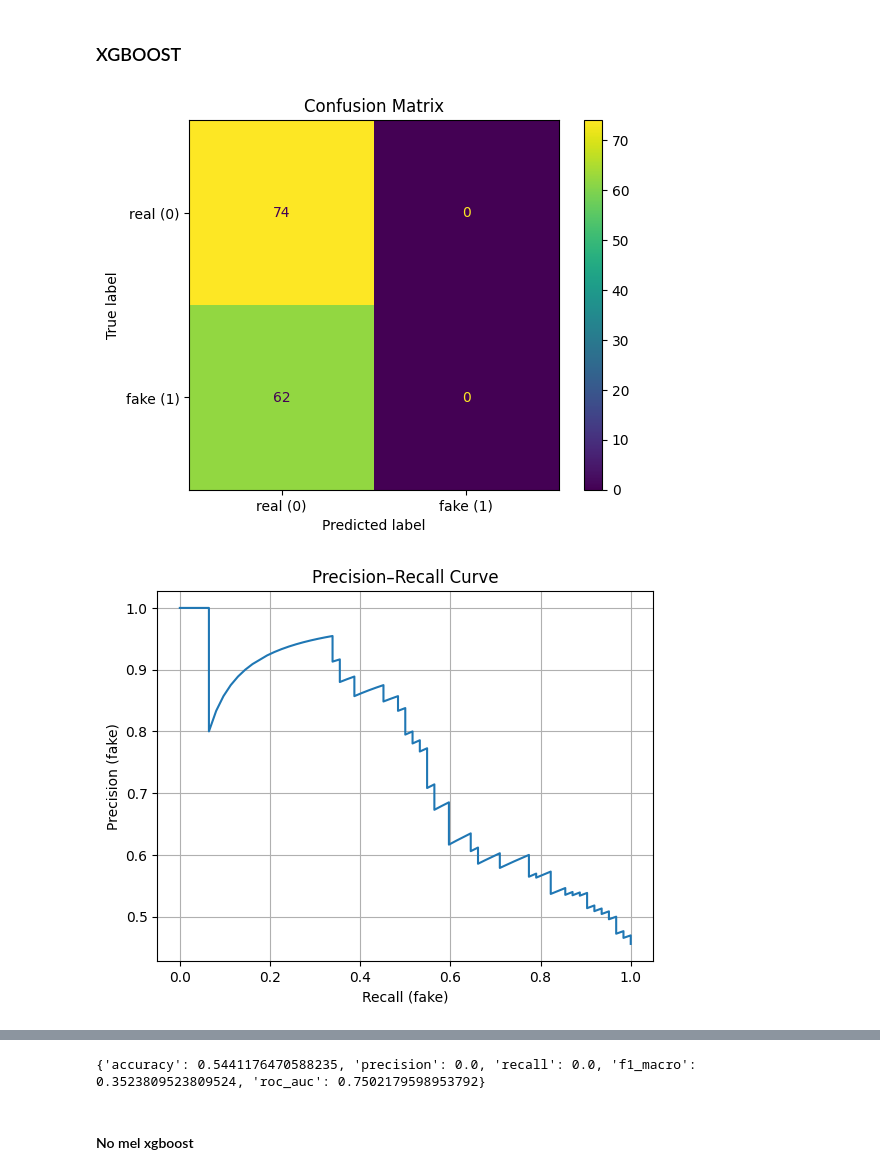
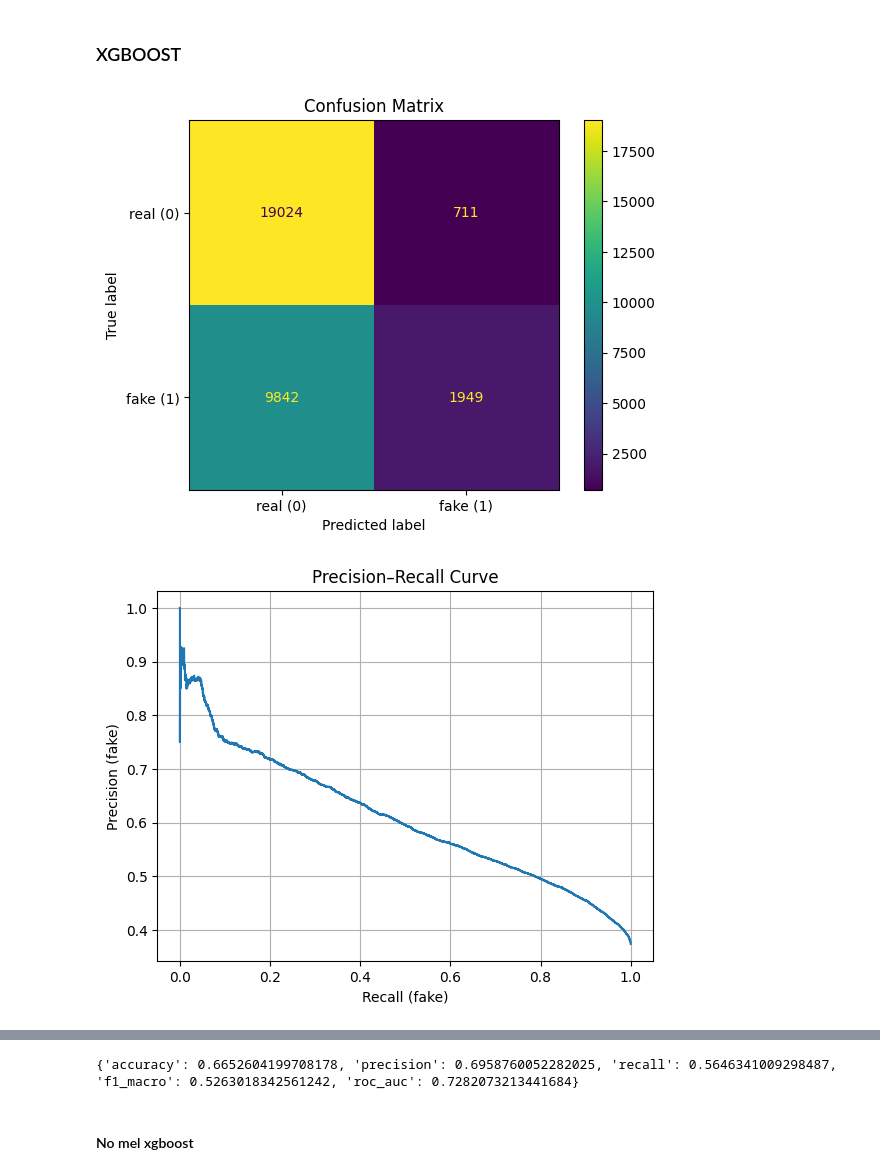
Before and after one commit to g-nazos/audio-deepfake-detection, a Jupyter notebook: notebooks/model_zero_shot_evaluation.ipynb, the cells around one changed output, grey strips where cells are left out. Saved outputs shown, nothing was run; the diff lists cells and outputs as text; code cells hidden in the pictures.

Commit message:
added latest models

```diff
--- a/notebooks/model_zero_shot_evaluation.ipynb
+++ b/notebooks/model_zero_shot_evaluation.ipynb
@@ -175,13 +175,13 @@ print(metrics)
 # %% [markdown]
 ### XGBOOST
 # %%
-best_model_path = os.path.join(MODELS_PATH, 'XGB_grid','exp_20260203_184430', 'model.joblib')
+best_model_path = os.path.join(FINAL_MODELS_PATH, 'XGB', 'exp_20260208_160623', 'model.joblib')
 model = joblib.load(best_model_path)
 
-
+itw_test_data_path = os.path.join(ITW_DATASET_PATH, 'normalized_features',"itw_features_mean_20_128_256_128_trimmed_loudness_normalized.parquet")
 elev_test_data_path = os.path.join(ELEVEN_LABS_FEATURES_PATH, "eleven_labs_features_mean_20_128_256_128.parquet")
-metrics, metadata_extra = evaluate_model_on_parquet(model, elev_test_data_path, plots=True)
+metrics, metadata_extra = evaluate_model_on_parquet(model, itw_test_data_path, plots=True)
 print(metrics)
 # %% [output]
-[figure, old version]
+[figure, new version]
-[figure, old version]
+[figure, new version]
@@ -189,4 +189,4 @@ print(metrics)
-{'accuracy': 0.5441176470588235, 'precision': 0.0, 'recall': 0.0, 'f1_macro': 0.3523809523809524, 'roc_auc': 0.7502179598953792}
+{'accuracy': 0.6652604199708178, 'precision': 0.6958760052282025, 'recall': 0.5646341009298487, 'f1_macro': 0.5263018342561242, 'roc_auc': 0.7282073213441684}
 # %% [markdown]
 #### No mel xgboost
 # %%
```
Also changed, not shown: parts of 4 cells of this notebook.
